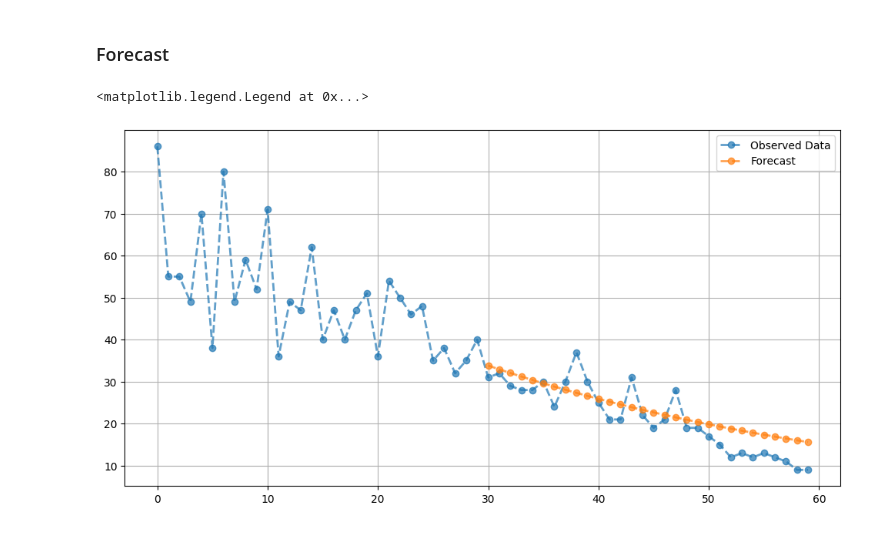
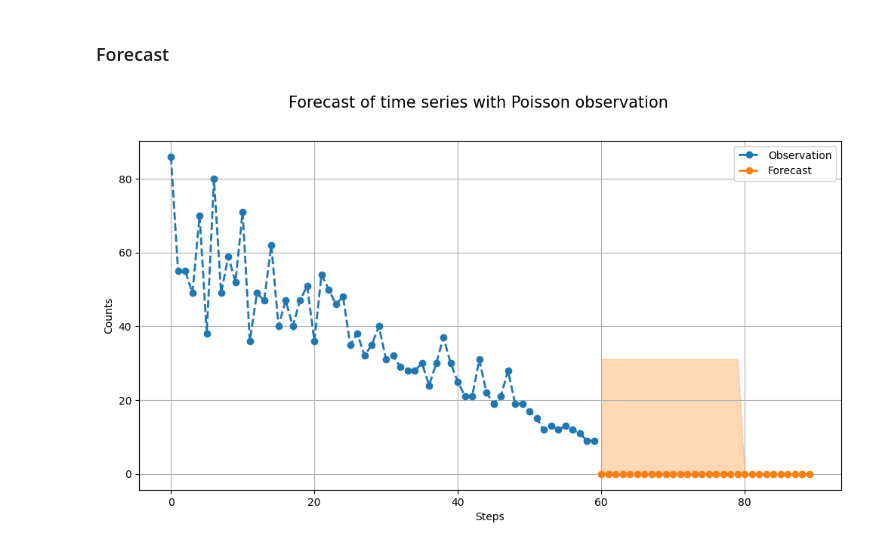
Before and after one commit to probml/sts-jax, a Jupyter notebook: sts_jax/structural_time_series/poiss.ipynb, the cells around one changed output. Saved outputs shown, nothing was run; the diff lists cells and outputs as text; code cells hidden in the pictures.

```diff
--- a/sts_jax/structural_time_series/poiss.ipynb
+++ b/sts_jax/structural_time_series/poiss.ipynb
@@ -13,9 +13,9 @@ import sts_jax.structural_time_series.sts_model as sts
 # %% [markdown]
 ## Synthetic Data
 # %%
-num_steps = 60
-num_training_steps = 30
-num_forecast_steps = num_steps - num_training_steps
+num_training_steps = 60
+num_forecast_steps = 30
+num_steps = num_training_steps
 
 np.random.seed(1)
 counts = np.round(3 + np.random.lognormal(np.log(np.linspace(
@@ -23,7 +23,7 @@ counts = np.round(3 + np.random.lognormal(np.log(np.linspace(
 counts = counts.astype(np.float32)
 counts_training = counts[:num_training_steps]
 plt.figure(figsize=(12, 6))
-plt.plot(counts, lw=2)
+plt.plot(counts, lw=2, linestyle='--', marker='o')
 plt.grid()
 # %% [output]
 [figure]
@@ -30,3 +32,29 @@ plt.grid()
+# %%
+def plot_forecast(model, param_samples, obs_time_series):
+    # Forecast
+    forecasts = model.forecast(param_samples, obs_time_series, num_forecast_steps,
+                               num_forecast_samples=1000)
+    forecasts = jnp.concatenate(forecasts, axis=0).squeeze()
+    forecast_means = jnp.median(forecasts, axis=0)
+    forecast_quantiles = jnp.quantile(forecasts, jnp.array([0.2, 0.8]), axis=0)
+
+    # Plot the forecast
+    steps = jnp.arange(num_steps)
+    training_steps = jnp.arange(num_training_steps)
+    forecast_steps = num_training_steps + jnp.arange(num_forecast_steps)
+    fig = plt.figure(figsize=(12, 6))
+    ax = fig.add_subplot(1, 1, 1)
+    ax.plot(steps, counts, lw=2, linestyle='--', marker='o', label='Observation', color='C0')
+    ax.plot(forecast_steps, forecast_means, lw='2', linestyle='--', marker='o',
+            color='C1', label='Forecast')
+    ax.fill_between(forecast_steps,
+                    forecast_quantiles[0], forecast_quantiles[1],
+                    color='C1', alpha=0.3)
+    ax.set_ylabel("Counts")
+    ax.set_xlabel("Steps")
+    ax.legend()
+    ax.grid()
+    fig.suptitle("Forecast of time series with Poisson observation", fontsize=15)
 # %% [markdown]
 ## Implementation via CMGF
 # %%
@@ -47,4 +75,6 @@ model = sts.StructuralTimeSeries([trend],
 obs_time_series = counts_training
 key = jr.PRNGKey(0)
 # %%
-parameter_samples, _losses = model.fit_mle(obs_time_series, num_steps=1000)
+opt_param, _losses = model.fit_mle(obs_time_series, num_steps=1000)
+param_samples, _log_probs = model.fit_hmc(
+    num_samples=200, obs_time_series=obs_time_series, initial_params=opt_param)
@@ -62,22 +87,4 @@ forecast_means = jnp.squeeze(forecasts['means'])
-# %%
-# CI = 90
-# CI_interval = jnp.array([(100 - CI)/2, 100 - (100 - CI)/2])
-# lower, upper = jnp.percentile(jnp.squeeze(forecasts['means']), CI_interval, axis=0)
-# forecast_scale = jnp.std(jnp.squeeze(forecasts['means']), axis=0)
-
-# Plot the prediction
-time_steps = jnp.arange(num_steps)
-time_steps_forecast = time_steps[-num_forecast_steps:]
-
-fig = plt.figure(figsize=(12, 6))
-plt.plot(time_steps, counts, lw=2, linestyle='--', marker='o',
-         color='C0', alpha=0.7, label='Observed Data')
-plt.plot(time_steps_forecast, forecast_means, lw=2, linestyle='--', marker='o',
-         color='C1', alpha=0.7, label='Forecast')
-# plt.fill_between(time_steps_forecast, lower, upper, color='orange', alpha=0.3)
-# plt.fill_between(time_steps_forecast, forecast_means-2*forecast_scale, forecast_means+2*forecast_scale, color='orange', alpha=0.3)
-plt.grid()
-plt.legend()
-# %% [output]
-<matplotlib.legend.Legend at 0x...>
-[figure, removed]
+# %%
+plot_forecast(model, opt_param, obs_time_series)
+# %% [output]
+[figure, added]
```
Also changed, not shown: parts of 5 cells of this notebook, 6 other files.
